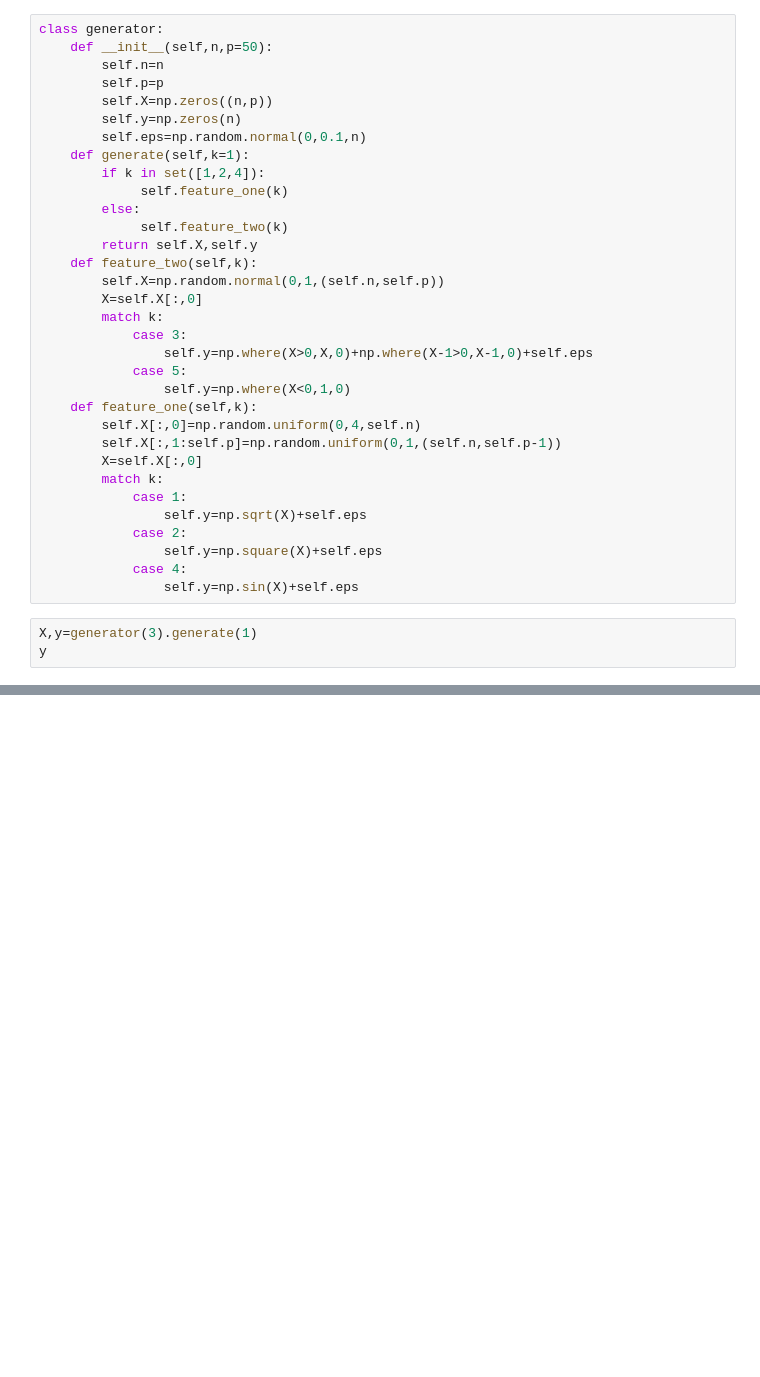
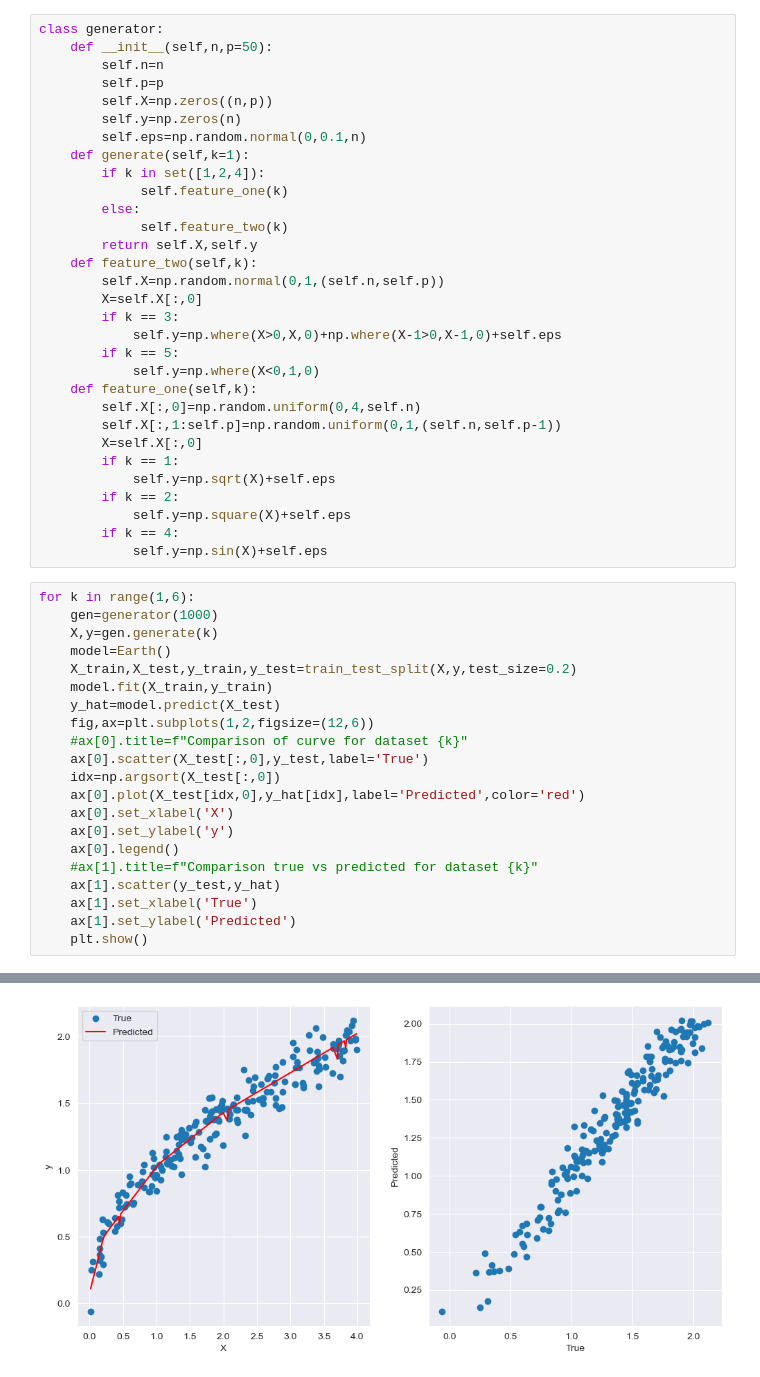
Before and after one commit to PioRow/AML_Labs, a Jupyter notebook: lab10/regression_2.ipynb, the cells around one changed output, grey strips where cells are left out. Cells and saved outputs as stored; diff of their text form; blank space fills up the shorter version.

```diff
--- a/lab10/regression_2.ipynb
+++ b/lab10/regression_2.ipynb
@@ -19,23 +28,39 @@ class generator:
     def feature_two(self,k):
         self.X=np.random.normal(0,1,(self.n,self.p))
         X=self.X[:,0]
-        match k:
-            case 3:
-                self.y=np.where(X>0,X,0)+np.where(X-1>0,X-1,0)+self.eps
-            case 5:
-                self.y=np.where(X<0,1,0)
+        if k == 3:
+            self.y=np.where(X>0,X,0)+np.where(X-1>0,X-1,0)+self.eps
+        if k == 5:
+            self.y=np.where(X<0,1,0)
     def feature_one(self,k):
         self.X[:,0]=np.random.uniform(0,4,self.n)
         self.X[:,1:self.p]=np.random.uniform(0,1,(self.n,self.p-1))
         X=self.X[:,0]
-        match k:
-            case 1:
-                self.y=np.sqrt(X)+self.eps
-            case 2:
-                self.y=np.square(X)+self.eps
-            case 4:
-                self.y=np.sin(X)+self.eps
+        if k == 1:
+            self.y=np.sqrt(X)+self.eps
+        if k == 2:
+            self.y=np.square(X)+self.eps
+        if k == 4:
+            self.y=np.sin(X)+self.eps
 # %%
-X,y=generator(3).generate(1)
-y
+for k in range(1,6):
+    gen=generator(1000)
+    X,y=gen.generate(k)
+    model=Earth()
+    X_train,X_test,y_train,y_test=train_test_split(X,y,test_size=0.2)
+    model.fit(X_train,y_train)
+    y_hat=model.predict(X_test)
+    fig,ax=plt.subplots(1,2,figsize=(12,6))
+    #ax[0].title=f"Comparison of curve for dataset {k}"
+    ax[0].scatter(X_test[:,0],y_test,label='True')
+    idx=np.argsort(X_test[:,0])
+    ax[0].plot(X_test[idx,0],y_hat[idx],label='Predicted',color='red')
+    ax[0].set_xlabel('X')
+    ax[0].set_ylabel('y')
+    ax[0].legend()
+    #ax[1].title=f"Comparison true vs predicted for dataset {k}"
+    ax[1].scatter(y_test,y_hat)
+    ax[1].set_xlabel('True')
+    ax[1].set_ylabel('Predicted')
+    plt.show()
 # %% [output]
@@ -42,0 +67 @@ array([1.68593613, 1.41974442, 1.33937718])
+[figure, added]
```
Also changed, not shown: parts of 13 cells of this notebook.
